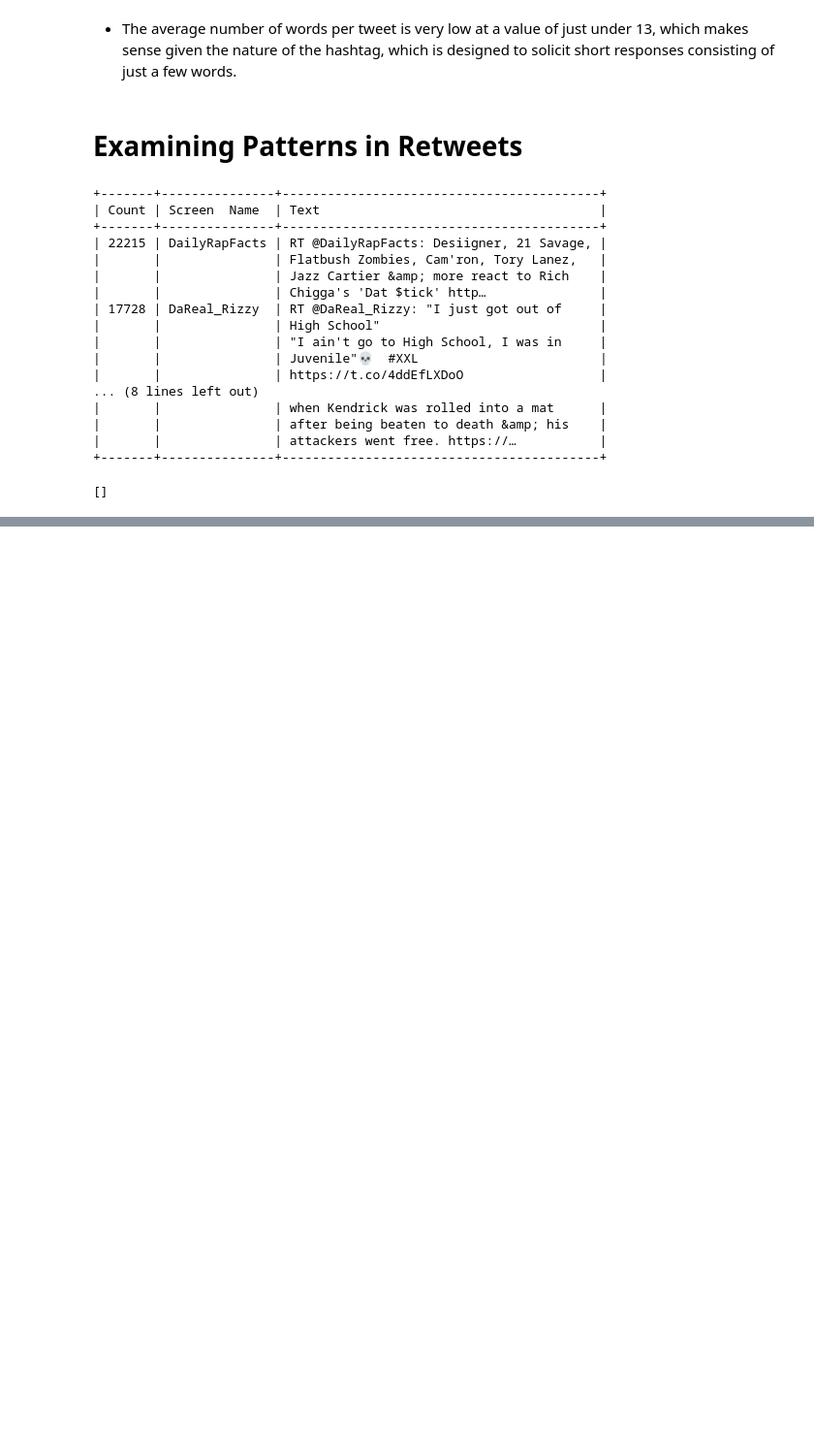
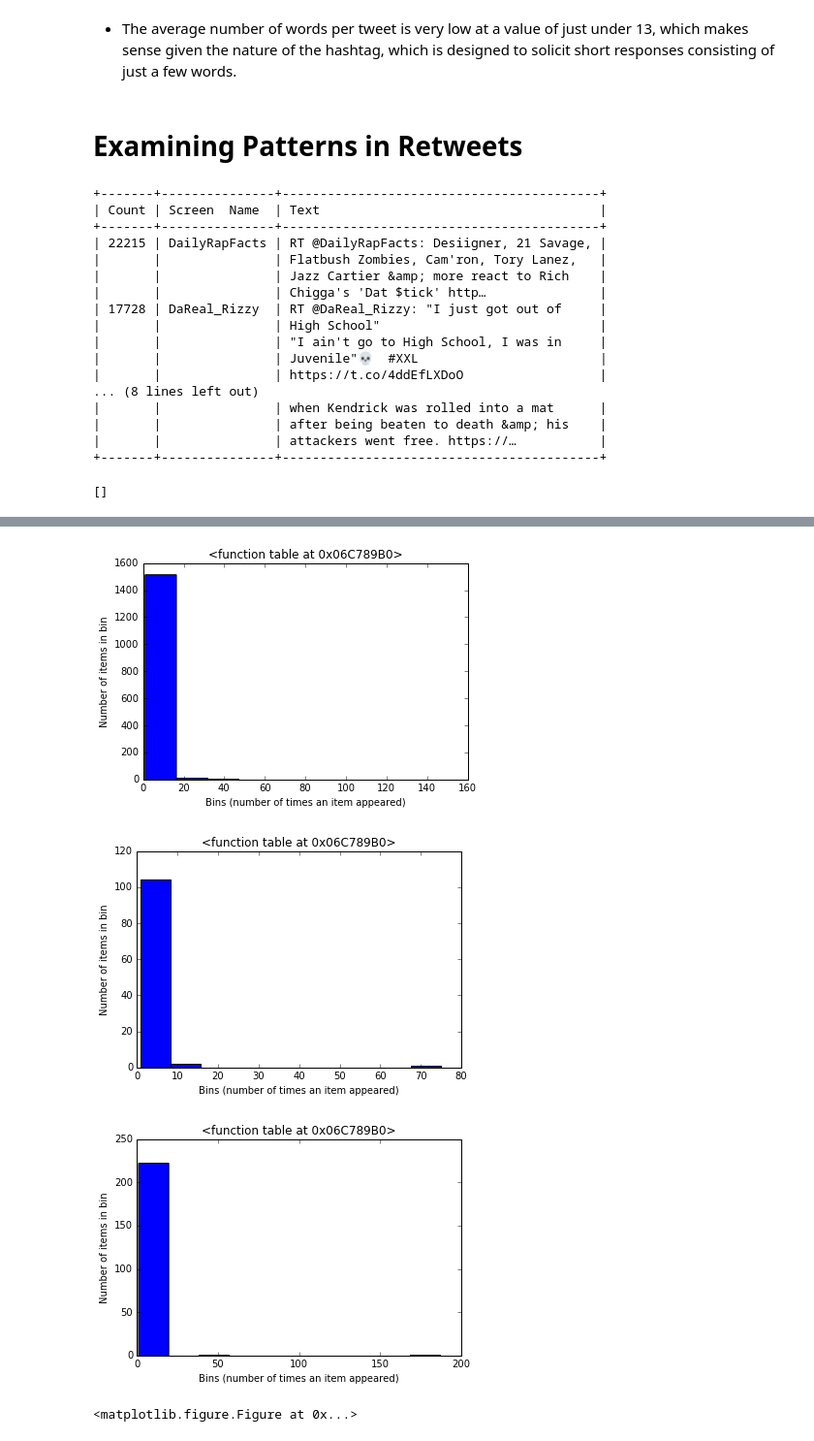
Before and after one commit to andersy005/Mining-Twitter, a Jupyter notebook: Mining-Twitter.ipynb, the cells around one changed output, grey strips where cells are left out. Shown: that part at 97% size. Cells and saved outputs as stored; diff of their text form; code cells hidden in the pictures; blank space fills up the shorter version.

```diff
--- a/Mining-Twitter.ipynb
+++ b/Mining-Twitter.ipynb
@@ -294,0 +307,19 @@ print[r['user']['screen_name'] for r in _retweets]
+# %%
+# Generating histograms of words, screen names, and hashtags
+for label, data in (('Words', words),
+                    ('Screen Names', screen_names),
+                    ('Hashtags', hashtags)):
+    # Build a frequency map for each set of data and plot the values
+    c = Counter(data)
+    plt.hist(c.values())
+
+    plt.title(table)
+    plt.ylabel("Number of items in bin")
+    plt.xlabel("Bins (number of times an item appeared)")
+
+    plt.figure()
+# %% [output]
+[figure, added]
+[figure, added]
+[figure, added]
+<matplotlib.figure.Figure at 0x...>
```
Also changed, not shown: parts of 3 cells of this notebook.
